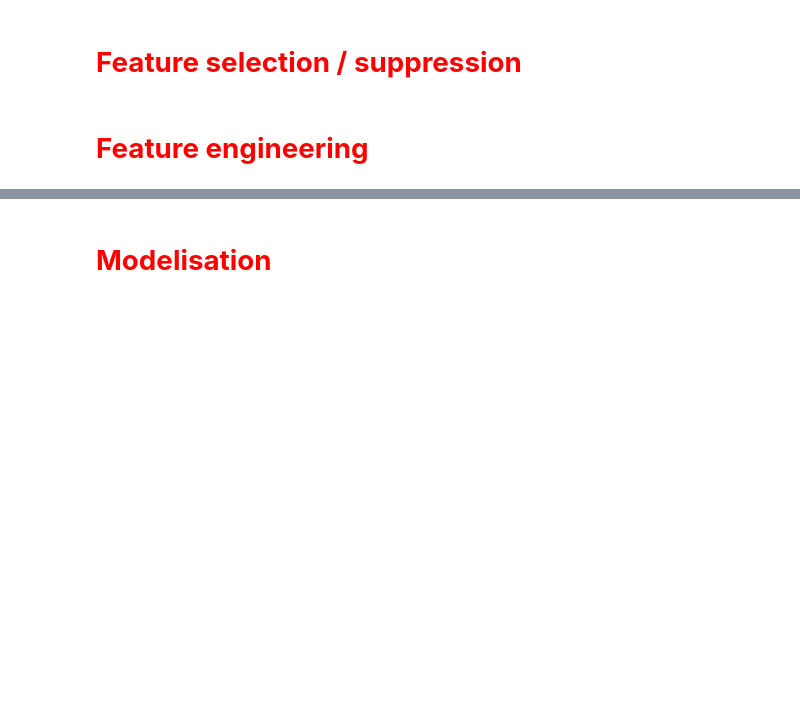
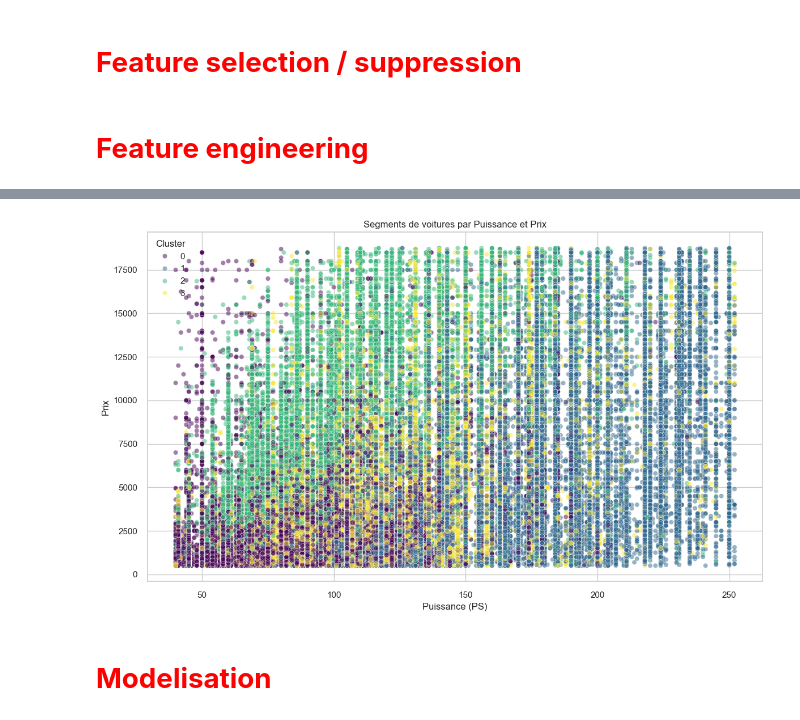
Before and after one commit to hugodbrnn/Machine-learning-project-cars, a Jupyter notebook: project.ipynb, the cells around one changed output, grey strips where cells are left out. Drawn from its saved outputs; the diff is of its cells as text; code cells hidden in the pictures; blank space fills up the shorter version.

```diff
--- a/project.ipynb
+++ b/project.ipynb
@@ -639,0 +711,11 @@ df = features(df)
+# %%
+# Appliquer K-Means avec k=4
+optimal_k = 4
+kmeans = KMeans(n_clusters=optimal_k, random_state=42, n_init=10)
+df['cluster'] = kmeans.fit_predict(df_scaled)
+
+# Analyser le profil de chaque cluster
+cluster_profile = df.groupby('cluster')[features_for_clustering + ['price']].mean().round(0)
+
+print('Profil des clusters :')
+display(cluster_profile)
@@ -640,3 +734,13 @@ df = features(df)
+# %%
+plt.figure(figsize=(14, 8))
+sns.scatterplot(data=df, x='powerPS', y='price', hue='cluster', palette='viridis', alpha=0.5)
+plt.title('Segments de voitures par Puissance et Prix')
+plt.xlabel('Puissance (PS)')
+plt.ylabel('Prix')
+plt.legend(title='Cluster')
+plt.show()
+# %% [output]
+[figure, added]
 # %% [markdown]
 # **<font color='red'>Modelisation</font>**
 # %%
```
Also changed, not shown: parts of 11 cells of this notebook.
